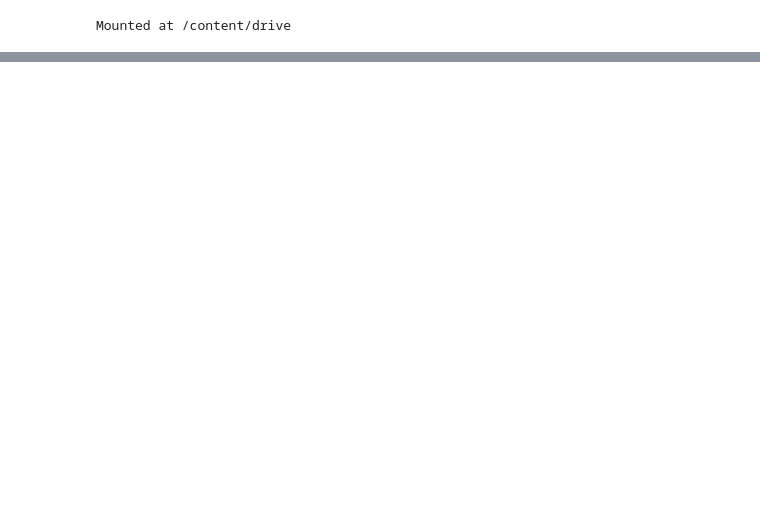
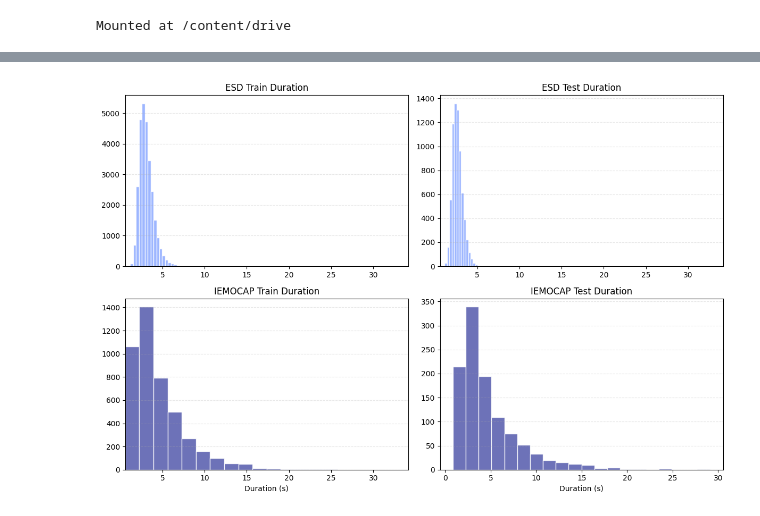
Before and after one commit to adsp-polito/2025-P7-Multimodal-Emotion-Recognition, a Jupyter notebook: notebooks/01_data_exploration.ipynb, the cells around one changed output, grey strips where cells are left out. Drawn from its saved outputs; the diff is of its cells as text; code cells hidden in the pictures; blank space fills up the shorter version.

```diff
--- a/notebooks/01_data_exploration.ipynb
+++ b/notebooks/01_data_exploration.ipynb
@@ -1195,0 +734,73 @@ wav          missing:     0 (  0.00%)   numeric-range: [NA, NA]
+# %%
+import numpy as np
+import matplotlib.pyplot as plt
+
+# Utility to extract durations
+def get_durations(dataset):
+    return np.array([item["length"] for item in dataset.data_list], dtype=float)
+
+# Extract durations
+esd_train_dur = get_durations(esd_train)
+esd_test_dur  = get_durations(esd_test)
+iem_train_dur = get_durations(iemocap_train)
+iem_test_dur  = get_durations(iemocap_test)
+
+# Colors for datasets
+esd_color = "#8CA9FF"
+iem_color = "#5459AC"
+
+# Global duration range (shared x-axis)
+all_durations = np.concatenate([
+    esd_train_dur, esd_test_dur,
+    iem_train_dur, iem_test_dur
+])
+xmin, xmax = all_durations.min(), all_durations.max()
+
+# Shared bins across all histograms (20 bins)
+bins = np.linspace(xmin*0.9, xmax*1.1, 21)
+
+
+# --- Compute dataset-wise y-axis limits ---
+# ESD max y
+esd_train_counts, _ = np.histogram(esd_train_dur, bins=bins)
+esd_test_counts, _  = np.histogram(esd_test_dur, bins=bins)
+esd_ymax = max(esd_train_counts.max(), esd_test_counts.max())
+
+# IEMOCAP max y
+iem_train_counts, _ = np.histogram(iem_train_dur, bins=bins)
+iem_test_counts, _  = np.histogram(iem_test_dur, bins=bins)
+iem_ymax = max(iem_train_counts.max(), iem_test_counts.max())
+
+
+# --- Plot 2×2 grid ---
+fig, axes = plt.subplots(2, 2, figsize=(12, 8))
+hist_config = dict(bins=20, alpha=0.85, edgecolor="white")
+
+# Row 1: ESD
+axes[0, 0].hist(esd_train_dur, color=esd_color, **hist_config)
+axes[0, 0].set_title("ESD Train Duration")
+axes[0, 0].set_xlim(xmin, xmax)
+axes[0, 0].grid(axis='y', linestyle='--', alpha=0.3)
+
+axes[0, 1].hist(esd_test_dur, color=esd_color, **hist_config)
+axes[0, 1].set_title("ESD Test Duration")
+axes[0, 1].set_xlim(xmin, xmax)
+axes[0, 1].grid(axis='y', linestyle='--', alpha=0.3)
+
+
+# Row 2: IEMOCAP
+axes[1, 0].hist(iem_train_dur, color=iem_color, **hist_config)
+axes[1, 0].set_title("IEMOCAP Train Duration")
+axes[1, 0].set_xlim(xmin, xmax)
+axes[1, 0].set_xlabel("Duration (s)")
+axes[1, 0].grid(axis='y', linestyle='--', alpha=0.3)
+
+axes[1, 1].hist(iem_test_dur, color=iem_color, **hist_config)
+axes[1, 1].set_title("IEMOCAP Test Duration")
+axes[1, 1].set_xlabel("Duration (s)")
+axes[1, 1].grid(axis='y', linestyle='--', alpha=0.3)
+
+plt.tight_layout()
+plt.show()
+# %% [output]
+[figure, added]
```
Also changed, not shown: parts of 72 cells of this notebook.
